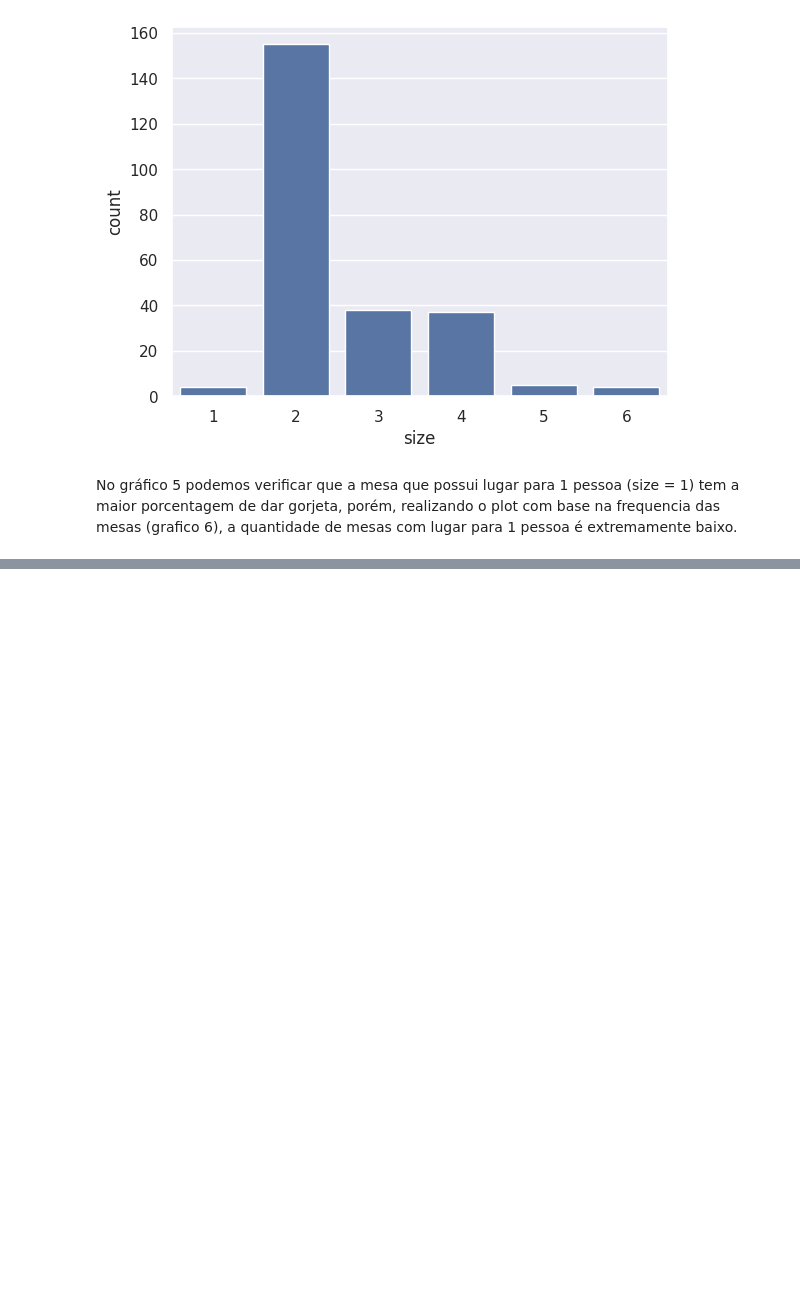
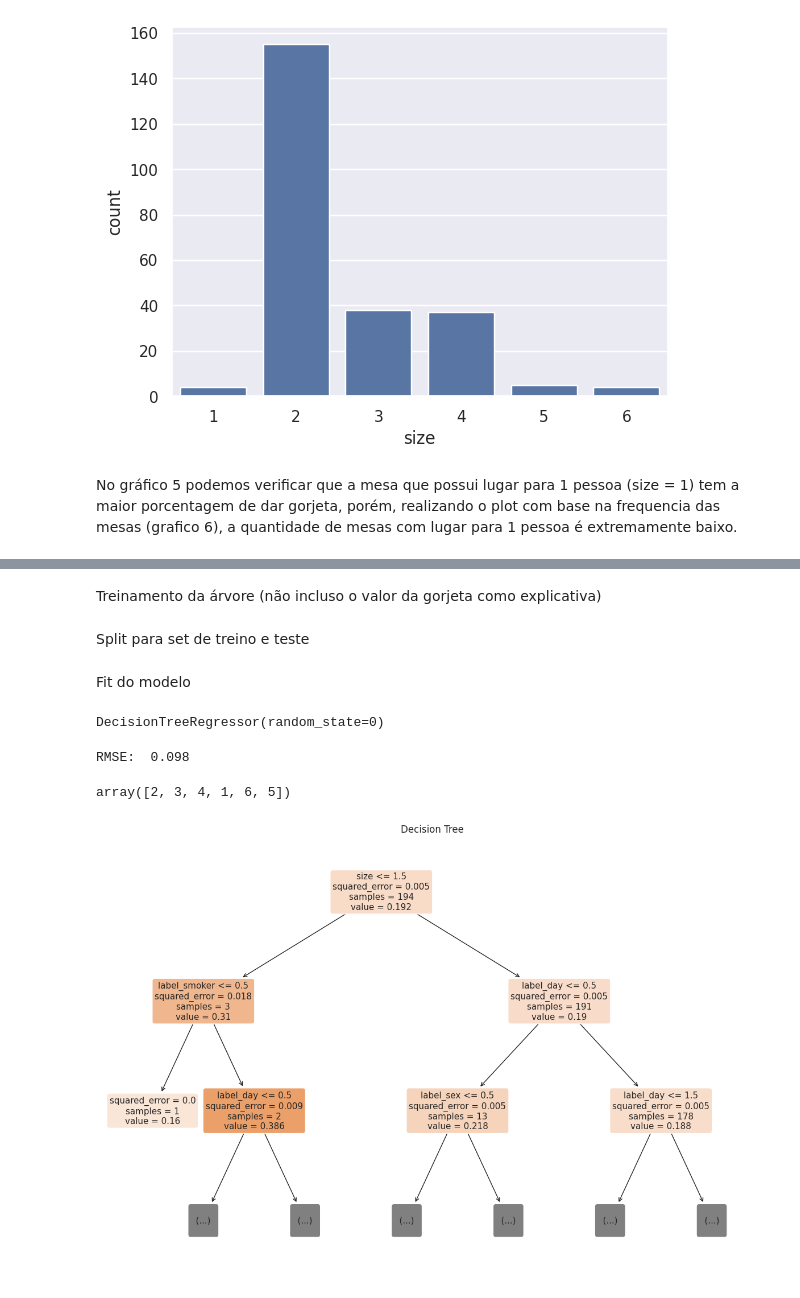
Before and after one commit to brunodleite/arvores_redes_ensemble_models_3, a Jupyter notebook: script.ipynb, the cells around one changed output, grey strips where cells are left out. Cells and saved outputs as stored; diff of their text form; code cells hidden in the pictures; blank space fills up the shorter version.

```diff
--- a/script.ipynb
+++ b/script.ipynb
@@ -96,0 +116,5 @@ df.head()
+# %%
+df_copy["label_sex"] = label_sex
+df_copy["label_smoker"] = label_smoker
+df_copy["label_day"] = label_day
+df_copy["label_time"] = label_time
@@ -96,0 +130,53 @@ df.head()
+# %% [markdown]
+Treinamento da árvore (não incluso o valor da gorjeta como explicativa)
+# %%
+# scikit-learn modules
+from sklearn.model_selection import train_test_split # for splitting the data
+from sklearn.metrics import mean_squared_error # for calculating the cost function
+from sklearn.tree import DecisionTreeRegressor # for building the model
+
+x = df_copy.drop(['sex', 'smoker', 'day', 'time', 'pct_tip', 'total_bill', 'tip'], axis = 1) # Features
+y = df_copy['pct_tip']  # Target
+# %% [markdown]
+Split para  set de treino e teste
+# %%
+# Splitting the dataset into training and testing set (80/20)
+x_train, x_test, y_train, y_test = train_test_split(x, y, test_size = 0.2, random_state = 123)
+# %% [markdown]
+Fit do modelo
+# %%
+# Initializing the Decision Tree Regression model
+model = DecisionTreeRegressor(random_state = 0)
+
+# Fitting the Decision Tree Regression model to the data
+model.fit(x_train, y_train)
+# %% [output]
+DecisionTreeRegressor(random_state=0)
+# %%
+# Predicting the target values of the test set
+y_pred = model.predict(x_test)
+
+# RMSE (Root Mean Square Error)
+rmse = float(format(np.sqrt(mean_squared_error(y_test, y_pred)), '.3f'))
+print("\nRMSE: ", rmse)
+# %% [output]
+RMSE:  0.098
+# %%
+x['size'].unique()
+# %% [output]
+array([2, 3, 4, 1, 6, 5])
+# %%
+from sklearn.tree import plot_tree
+
+# Plot the Decision Tree
+plt.figure(figsize=(15, 10))
+plot_tree(model,
+          filled=True,
+          feature_names=x.columns,
+          max_depth=2,
+          rounded=True)
+
+plt.title("Decision Tree")
+plt.show()
+# %% [output]
+[figure, added]
```
Also changed, not shown: parts of 5 cells of this notebook, 3 other files.
